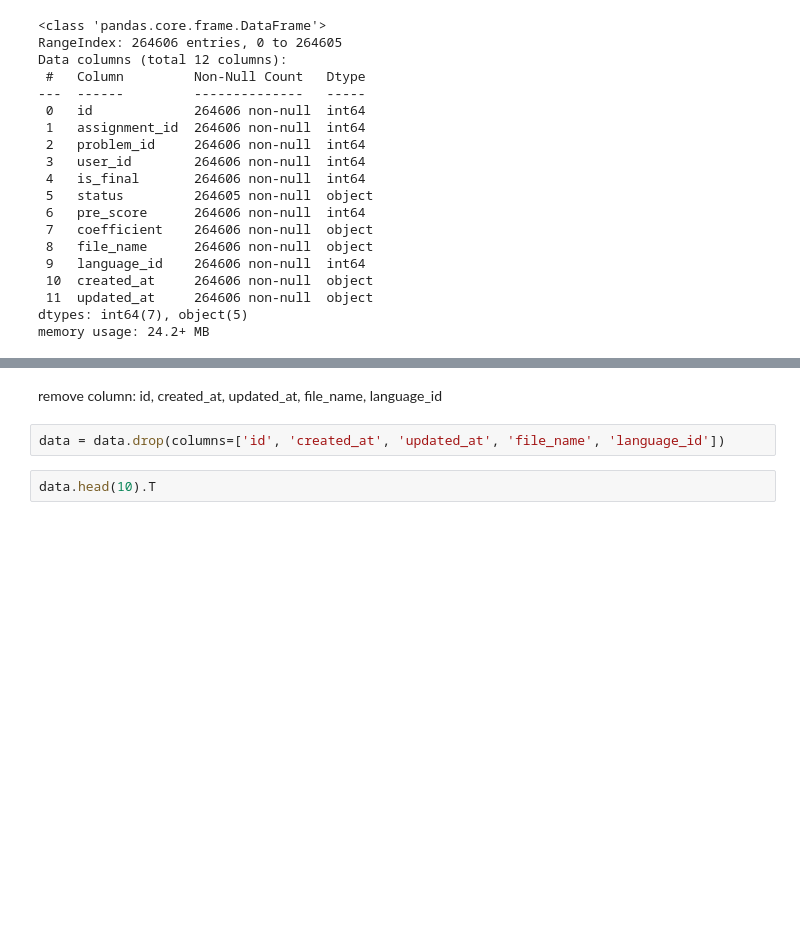
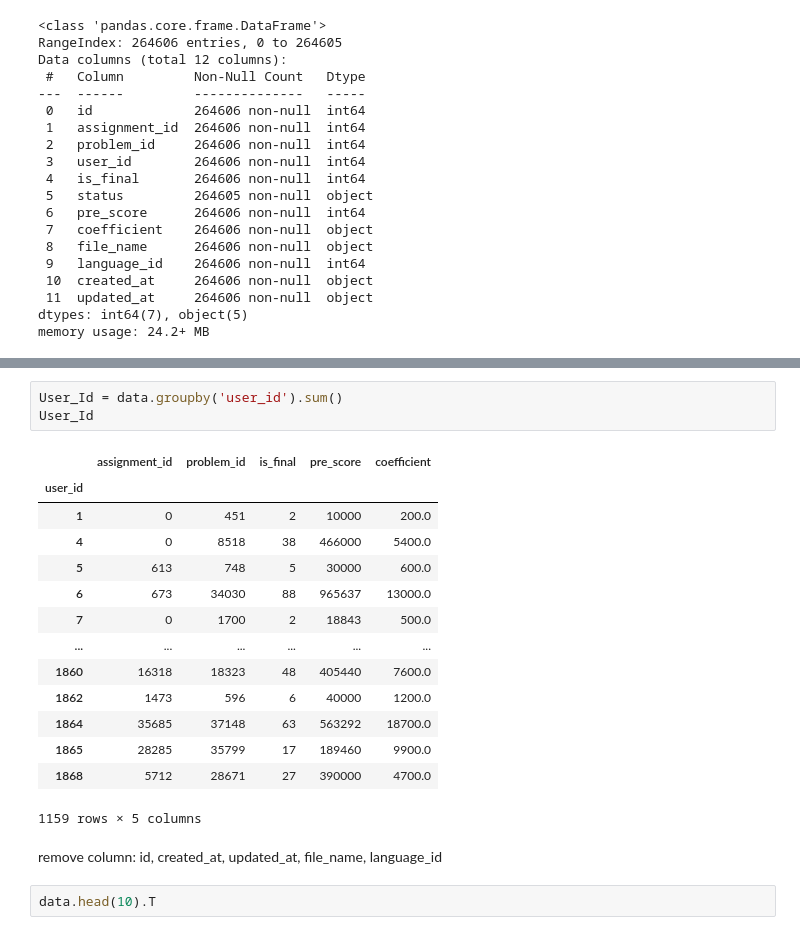
Before and after one commit to lphuong304/CS114.L21, a Jupyter notebook: COLAB_ASSIGNMENTS/COLAB_ASSIGNMENT_17_05/Solution02.ipynb, the cells around one changed output, grey strips where cells are left out. Saved outputs shown, nothing was run; the diff lists cells and outputs as text; blank space fills up the shorter version.

```diff
--- a/COLAB_ASSIGNMENTS/COLAB_ASSIGNMENT_17_05/Solution02.ipynb
+++ b/COLAB_ASSIGNMENTS/COLAB_ASSIGNMENT_17_05/Solution02.ipynb
@@ -80,8 +214,24 @@ memory usage: 24.2+ MB
 ##2.1 Create new data frame:
+# %%
+User_Id = data.groupby('user_id').sum()
+User_Id
+# %% [output]
+|  | assignment_id | problem_id | is_final | pre_score | coefficient |
+| user_id |  |  |  |  |  |
+| 1 | 0 | 451 | 2 | 10000 | 200.0 |
+| 4 | 0 | 8518 | 38 | 466000 | 5400.0 |
+| 5 | 613 | 748 | 5 | 30000 | 600.0 |
+| 6 | 673 | 34030 | 88 | 965637 | 13000.0 |
+| 7 | 0 | 1700 | 2 | 18843 | 500.0 |
+| ... | ... | ... | ... | ... | ... |
+| 1860 | 16318 | 18323 | 48 | 405440 | 7600.0 |
+| 1862 | 1473 | 596 | 6 | 40000 | 1200.0 |
+| 1864 | 35685 | 37148 | 63 | 563292 | 18700.0 |
+| 1865 | 28285 | 35799 | 17 | 189460 | 9900.0 |
+| 1868 | 5712 | 28671 | 27 | 390000 | 4700.0 |
+1159 rows × 5 columns
 # %% [markdown]
 remove column: id, created_at, updated_at, file_name, language_id
-# %%
-data = data.drop(columns=['id', 'created_at', 'updated_at', 'file_name', 'language_id'])
 # %%
 data.head(10).T
 # %% [output]
```
Also changed, not shown: parts of 30 cells of this notebook.
